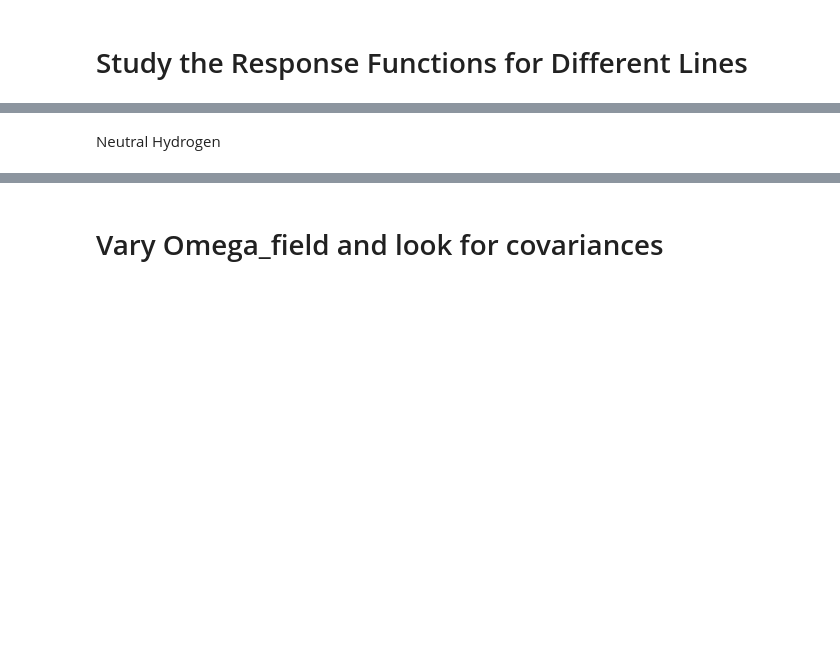
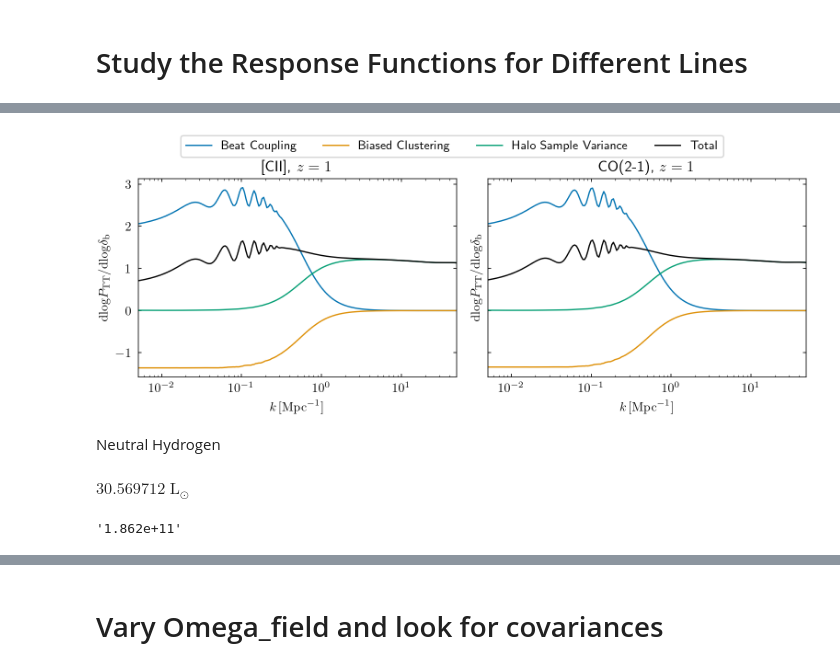
Before and after one commit to Sefa76/SSLimPy, a Jupyter notebook: notebooks/SSLimPy_Demo_Covariances.ipynb, the cells around one changed output, grey strips where cells are left out. Drawn from its saved outputs; the diff is of its cells as text; code cells hidden in the pictures; blank space fills up the shorter version.

```diff
--- a/notebooks/SSLimPy_Demo_Covariances.ipynb
+++ b/notebooks/SSLimPy_Demo_Covariances.ipynb
@@ -262,35 +323,37 @@ color = iter(Cs)
 LiG = ssc_CII.linear_growth_response    (pobs_CII.k, pobs_CII.z) / pobs_CII.Pk_0bs
 BiC = ssc_CII.biased_clustering_response(pobs_CII.k, pobs_CII.z) / pobs_CII.Pk_0bs
 HSV = ssc_CII.halo_sample_variance      (pobs_CII.k, pobs_CII.z) / pobs_CII.Pk_0bs
 axs[0].semilogx(pobs_CII.k, LiG, c=next(color), label="Beat Coupling")
 axs[0].semilogx(pobs_CII.k, BiC, c=next(color), label="Biased Clustering")
 axs[0].semilogx(pobs_CII.k, HSV, c=next(color), label="Halo Sample Variance")
-axs[0].semilogx(pobs_CII.k, LiG + BiC + HSV, c=next(color), label="Total")
+axs[0].semilogx(pobs_CII.k, LiG + BiC + HSV, c="k", label="Total")
 axs[0].set_xlabel(r"$k\,[\mathrm{Mpc}^{-1}]$")
 axs[0].set_ylabel(r"$\mathrm{dlog}P_\mathrm{TT}/\mathrm{dlog}\delta_\mathrm{b}$")
 axs[0].set_title("[CII], $z=1$")
 
 color = iter(Cs)
 LiG = ssc_CO21.linear_growth_response    (pobs_CO21.k, pobs_CO21.z) / pobs_CO21.Pk_0bs
 BiC = ssc_CO21.biased_clustering_response(pobs_CO21.k, pobs_CO21.z) / pobs_CO21.Pk_0bs
 HSV = ssc_CO21.halo_sample_variance      (pobs_CO21.k, pobs_CO21.z) / pobs_CO21.Pk_0bs
 axs[1].semilogx(pobs_CII.k, LiG, c=next(color), label="Beat Coupling")
 axs[1].semilogx(pobs_CII.k, BiC, c=next(color), label="Biased Clustering")
 axs[1].semilogx(pobs_CII.k, HSV, c=next(color), label="Halo Sample Variance")
-axs[1].semilogx(pobs_CII.k, LiG + BiC + HSV, c=next(color), label="Total")
+axs[1].semilogx(pobs_CII.k, LiG + BiC + HSV, c="k", label="Total")
 axs[1].set_xlabel(r"$k\,[\mathrm{Mpc}^{-1}]$")
 axs[1].set_ylabel(r"$\mathrm{dlog}P_\mathrm{TT}/\mathrm{dlog}\delta_\mathrm{b}$")
 axs[1].set_title("CO(2-1), $z=1$")
 
 handles, labels = [], []
 
 for ax in [axs[0]]:
     h, l = ax.get_legend_handles_labels()
     handles.extend(h)
     labels.extend(l)
 
 fig.legend(handles, labels, loc='upper center', ncol=4)
 plt.tight_layout(rect=[0, 0, 1, 0.93])
+# %% [output]
+[figure, added]
 # %% [markdown]
 Neutral Hydrogen
 # %%
@@ -319,3 +380,11 @@ pobs_HI = myssl.compute(
     output=["Power spectrum"],
 )["Power spectrum"]
 ssc_HI = scov.SuperSampleCovariance(pobs_HI)
+# %%
+np.e * ssc_HI.astro.massluminosityfunction(10**11.27 * myssl.current_astro.Msunh, ssc_HI.z)
+# %% [output]
+$30.569712 \; \mathrm{L_{\odot}}$
+# %%
+"{:.3e}".format(10**11.27)
+# %% [output]
+'1.862e+11'
```
Also changed, not shown: parts of 21 cells of this notebook, 7 other files.
